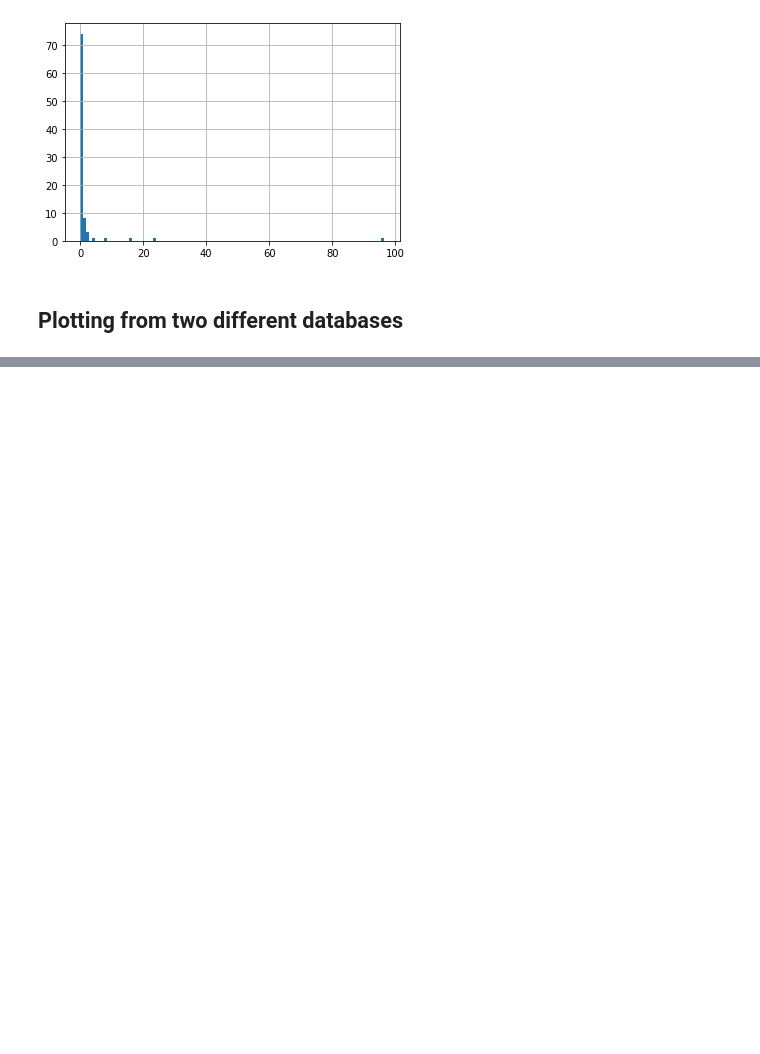
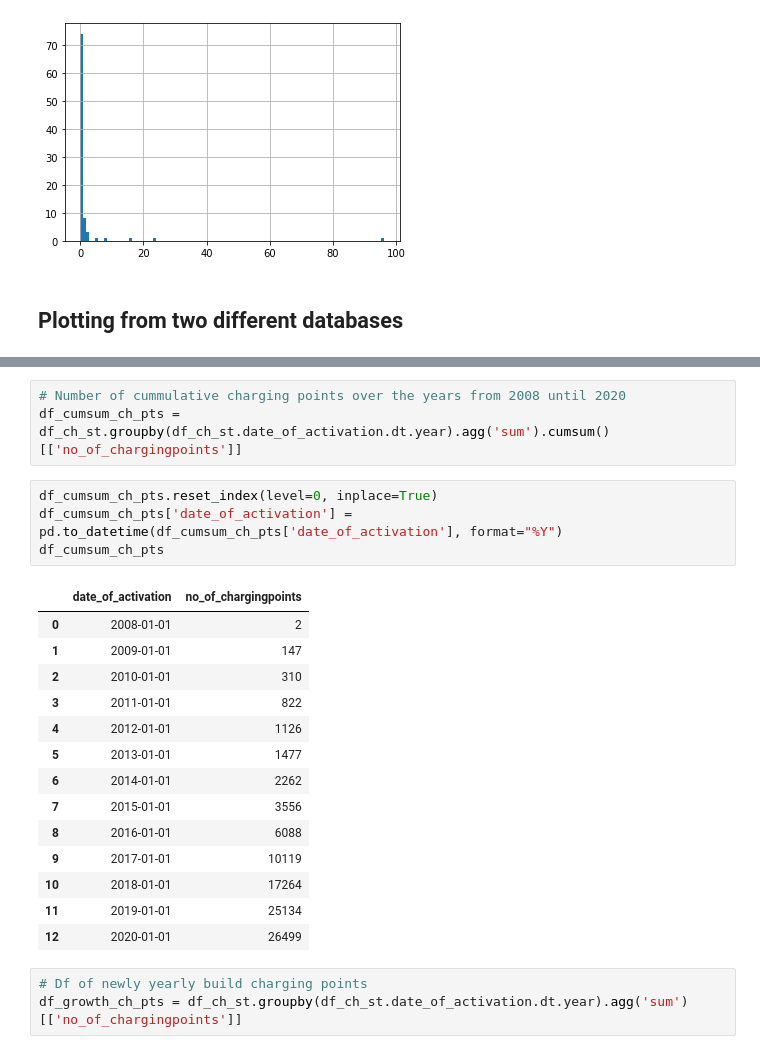
Before and after one commit to n1oftheabove/BowieMobility, a Jupyter notebook: main_bowiemobility.ipynb, the cells around one changed output, grey strips where cells are left out. Drawn from its saved outputs; the diff is of its cells as text; blank space fills up the shorter version.

```diff
--- a/main_bowiemobility.ipynb
+++ b/main_bowiemobility.ipynb
@@ -197,0 +182,25 @@ df_ch_st.head()
+# %%
+# Number of cummulative charging points over the years from 2008 until 2020
+df_cumsum_ch_pts = df_ch_st.groupby(df_ch_st.date_of_activation.dt.year).agg('sum').cumsum()[['no_of_chargingpoints']]
+# %%
+df_cumsum_ch_pts.reset_index(level=0, inplace=True)
+df_cumsum_ch_pts['date_of_activation'] = pd.to_datetime(df_cumsum_ch_pts['date_of_activation'], format="%Y")
+df_cumsum_ch_pts
+# %% [output]
+|  | date_of_activation | no_of_chargingpoints |
+| 0 | 2008-01-01 | 2 |
+| 1 | 2009-01-01 | 147 |
+| 2 | 2010-01-01 | 310 |
+| 3 | 2011-01-01 | 822 |
+| 4 | 2012-01-01 | 1126 |
+| 5 | 2013-01-01 | 1477 |
+| 6 | 2014-01-01 | 2262 |
+| 7 | 2015-01-01 | 3556 |
+| 8 | 2016-01-01 | 6088 |
+| 9 | 2017-01-01 | 10119 |
+| 10 | 2018-01-01 | 17264 |
+| 11 | 2019-01-01 | 25134 |
+| 12 | 2020-01-01 | 26499 |
+# %%
+# Df of newly yearly build charging points
+df_growth_ch_pts = df_ch_st.groupby(df_ch_st.date_of_activation.dt.year).agg('sum')[['no_of_chargingpoints']]
```
Also changed, not shown: parts of 12 cells of this notebook.
